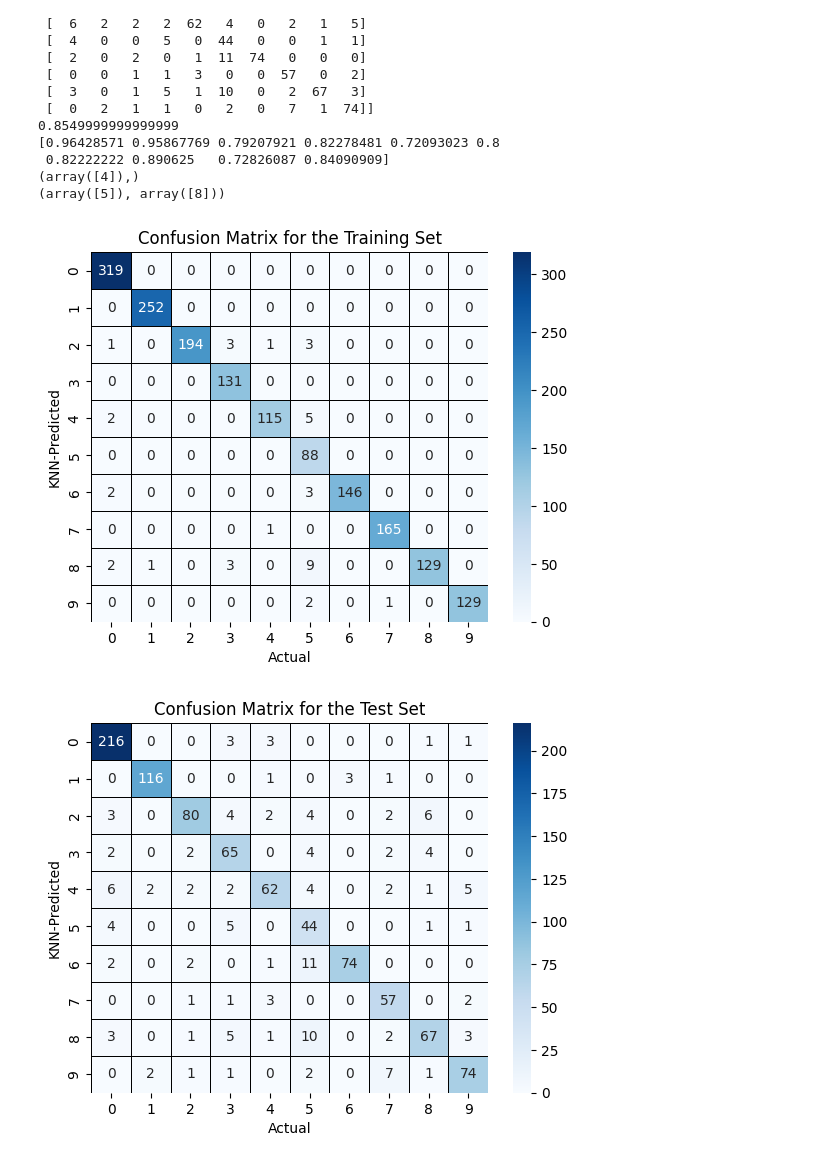
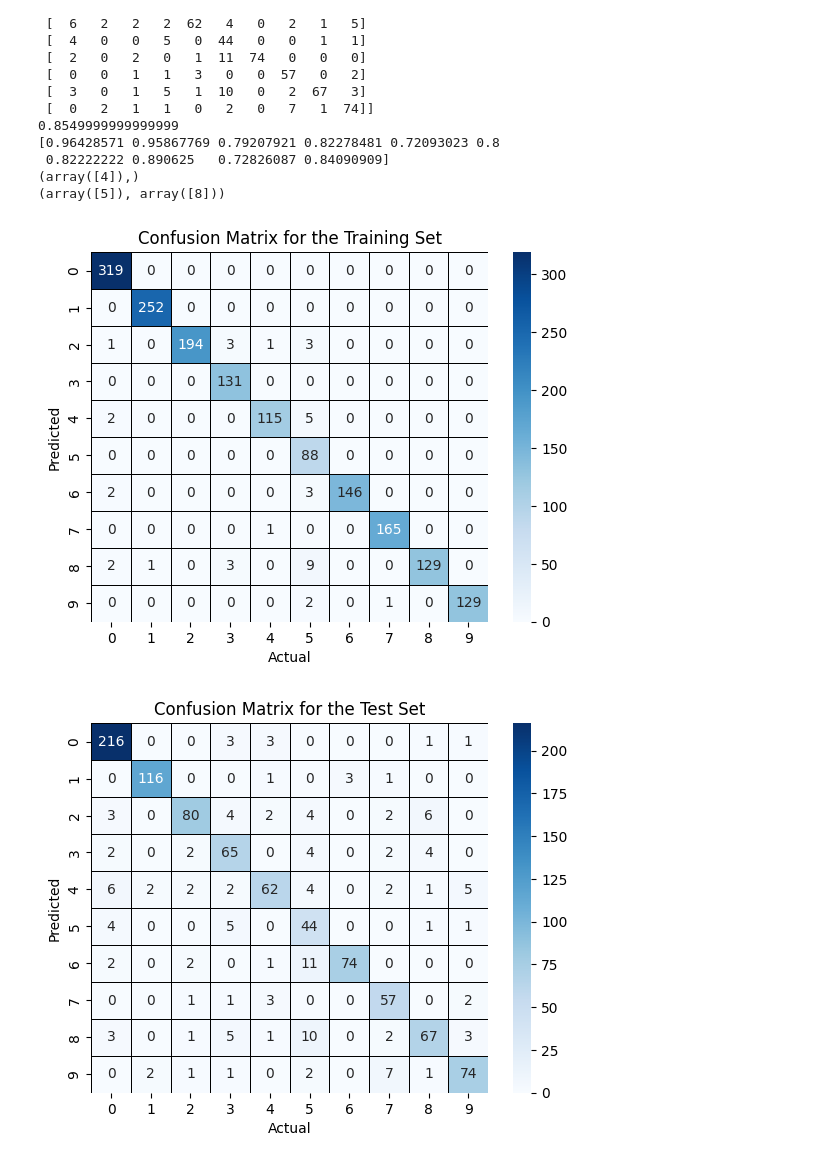
Before and after one commit to yr-chen2000/Deep-Learning-A0, a Jupyter notebook: A0-T2.ipynb, the cells around one changed output. Cells and saved outputs as stored; diff of their text form; code cells hidden in the pictures.

```diff
--- a/A0-T2.ipynb
+++ b/A0-T2.ipynb
@@ -131,18 +131,18 @@ print(error_pair_test)#most common mistaken pair for Nearest mean classifier in
 # %%
 plt.figure()
 sns.heatmap(con_ma_train, annot=True, fmt='d', cmap='Blues', xticklabels=range(10), yticklabels=range(10), linewidths=0.5, linecolor='black')
 plt.xlabel('Actual')
-plt.ylabel('KNN-Predicted')
+plt.ylabel('Predicted')
 plt.title('Confusion Matrix for the Training Set')
 plt.show()
 # %% [output]
-[figure, old version]
+[figure, new version]
 # %%
 plt.figure()
 sns.heatmap(con_ma_test, annot=True, fmt='d', cmap='Blues', xticklabels=range(10), yticklabels=range(10), linewidths=0.5, linecolor='black')
 plt.xlabel('Actual')
-plt.ylabel('KNN-Predicted')
+plt.ylabel('Predicted')
 plt.title('Confusion Matrix for the Test Set')
 plt.show()
 # %% [output]
-[figure, old version]
+[figure, new version]
```
